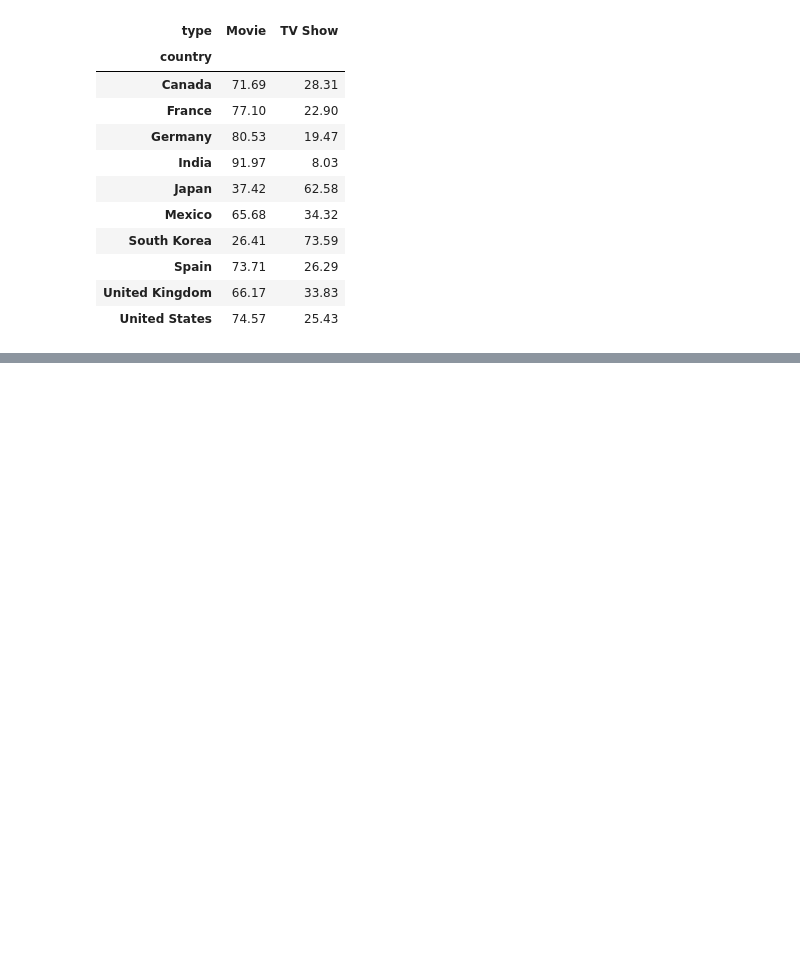
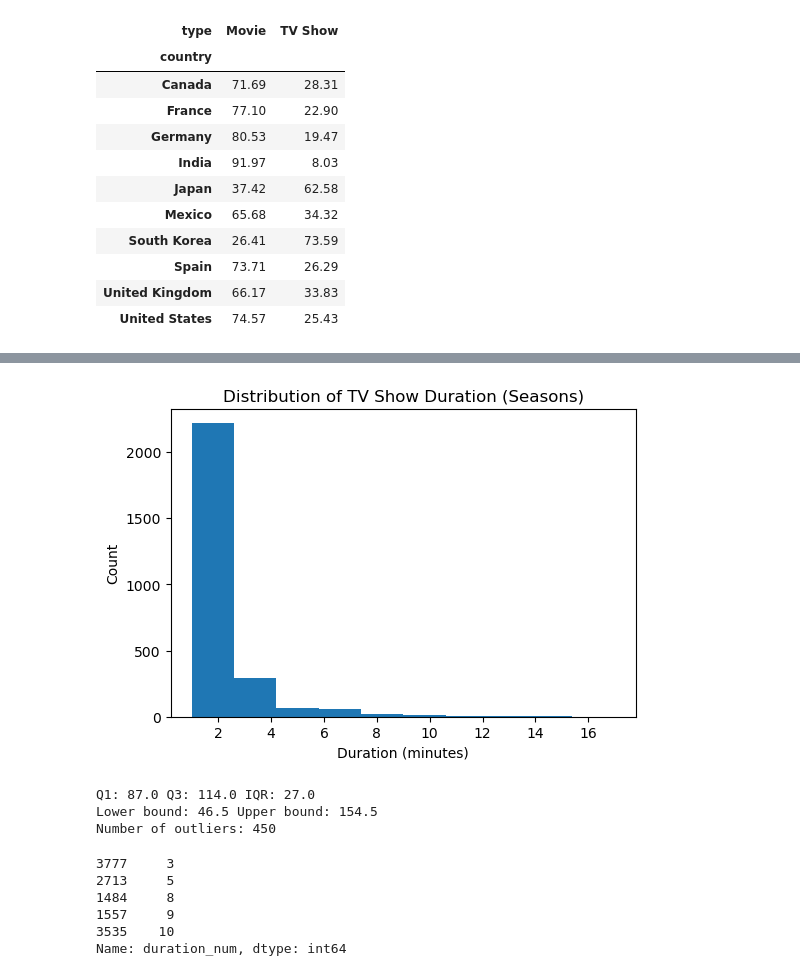
Before and after one commit to prathikraju/Netflix_case_study, a Jupyter notebook: Netflix_case_study.ipynb, the cells around one changed output, grey strips where cells are left out. Cells and saved outputs as stored; diff of their text form; code cells hidden in the pictures; blank space fills up the shorter version.

```diff
--- a/Netflix_case_study.ipynb
+++ b/Netflix_case_study.ipynb
@@ -409,0 +465,35 @@ round(pd.crosstab(filtered['country'], filtered['type'], normalize='index') * 10
+# %%
+plt.figure(figsize = (6,4))
+plt.hist(tv_duration)
+plt.title('Distribution of TV Show Duration (Seasons)')
+plt.xlabel('Duration (minutes)')
+plt.ylabel('Count')
+plt.show()
+# %% [output]
+[figure, added]
+# %%
+Q1 = movie_duration.quantile(0.25)
+Q3 = movie_duration.quantile(0.75)
+IQR = Q3 - Q1
+
+lower_bound = Q1 - 1.5 * IQR
+upper_bound = Q3 + 1.5 * IQR
+
+print("Q1:", Q1, "Q3:", Q3, "IQR:", IQR)
+print("Lower bound:", lower_bound, "Upper bound:", upper_bound)
+
+outliers = movie_duration[(movie_duration < lower_bound) | (movie_duration > upper_bound)]
+print("Number of outliers:", outliers.count())
+# %% [output]
+Q1: 87.0 Q3: 114.0 IQR: 27.0
+Lower bound: 46.5 Upper bound: 154.5
+Number of outliers: 450
+# %%
+movie_duration.sort_values().head(5)
+# %% [output]
+3777     3
+2713     5
+1484     8
+1557     9
+3535    10
+Name: duration_num, dtype: int64
```
Also changed, not shown: parts of 14 cells of this notebook, 2 other files.
